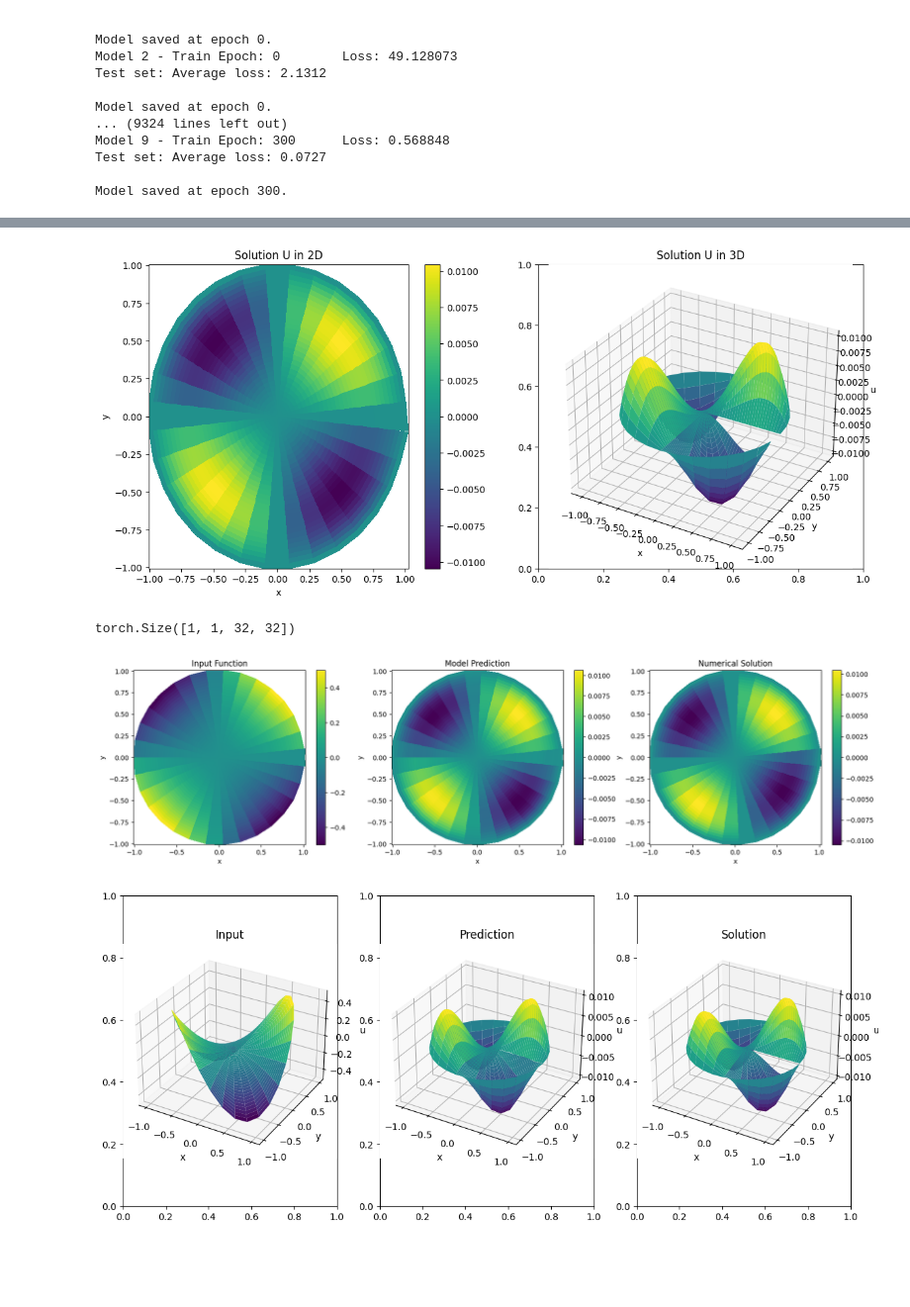
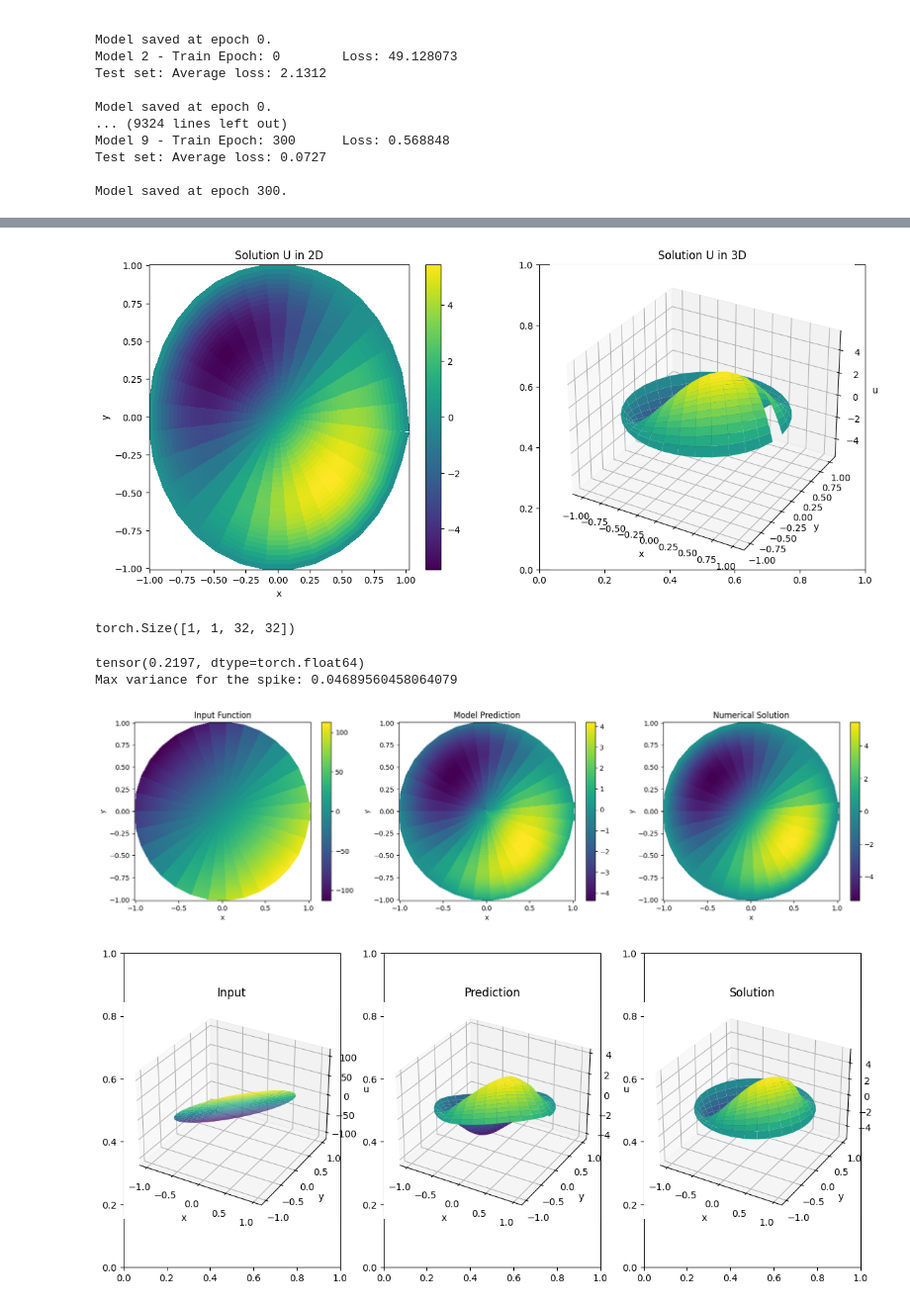
Before and after one commit to frasermartinx/MScProject, a Jupyter notebook: code/plot_visualizer.ipynb, the cells around one changed output, grey strips where cells are left out. Shown at 99% size. Drawn from its saved outputs; the diff is of its cells as text; code cells hidden in the pictures; blank space fills up the shorter version.

```diff
--- a/code/plot_visualizer.ipynb
+++ b/code/plot_visualizer.ipynb
@@ -11,7 +11,7 @@ import scipy.sparse as sp
 from neuralop import LpLoss
 M = 10
 model_list = [FNO2D(n_modes= 12, hidden_channels=64,in_ch=3,non_linearity=F.gelu) for i in range(M)]
-save_dir = "./checkpoints_circletest_multi_10"
+save_dir = "./checkpoints_circle_multi_10_500"
 optimizer_list = [torch.optim.Adam(model_list[i].parameters(), lr=1e-3,weight_decay=1e-4) for i in range(M)]
 
 scheduler_list = [torch.optim.lr_scheduler.StepLR(optimizer_list[i],step_size=100,gamma = 0.5) for i in range(M)]
@@ -19,7 +19,7 @@ scheduler_list = [torch.optim.lr_scheduler.StepLR(optimizer_list[i],step_size=10
 train_loss = LpLoss(d = 2, p = 2, reductions = "sum")
 
 #load the model if needed
-a = 0
+a = 1
 if a == 1:
 
     for i in range(0,M):
@@ -216,8 +216,9 @@ def solve_poisson_unit_disc(f, Nr, Ntheta):
 def example_f(r, theta):
     x,y = r*np.cos(theta), r*np.sin(theta)
     #return np.abs(r*np.cos(theta)) * np.abs(r*np.sin(theta))
-    #return r*np.cos(theta) - r * np.sin(theta)
-    return x*y
+    return (r*np.cos(theta) - r * np.sin(theta))*80
+    #return 60 if r == r[3] and theta == theta[3] else 0
+    r#eturn 0 *x + 60
 
 N = 32
 
@@ -250,10 +251,10 @@ ax.set_zlabel("u")
 
 plt.show()
 # %% [output]
-[figure, old version]
+[figure, new version]
 # %%
 N = 32
-r_range = np.linspace(1e-8,1,N)
+r_range = np.linspace(0,1,N)
 theta_range = np.linspace(0,2*np.pi, N)
 R,Theta = np.meshgrid(r_range, theta_range)
 
@@ -271,45 +272,47 @@ for i in range(M): model_list[i].eval().to(device)
 
 
 #sample = torch.load("../finput.pt").clone().type(torch.FloatTensor)
-
 
 
 sample_scaled = input_encoder.transform(sample.type(torch.FloatTensor))
 print(sample_scaled.shape)
 
 
 
 #preprocessing
 
 sample_scaled = pos_enc(sample_scaled).to(device)
 
 out = [model_list[i](sample_scaled).to(device) for i in range(M)]
 #return to original scale
 out = [torch.tensor(output_encoder.inverse_transform(out[i].detach().cpu())).to(device) for i in range(M)]
 
-mu_unseen = torch.mean(torch.stack([out[i] for i in range(M)]),dim=0).to(device)
-var_unseen = torch.mean(torch.stack([torch.square(out[i] - mu_unseen) for i in range(M)], dim = 0),dim=0)
+mu_F = torch.mean(torch.stack([out[i] for i in range(M)]),dim=0).to(device)
+var_F = torch.mean(torch.stack([torch.square(out[i] - mu_F) for i in range(M)], dim = 0),dim=0)
 
 
 
 
 #mu_unseen = torch.mean(torch.stack([out[i] for i in range(M)]),dim=0).to(device)
 
 
 U = torch.tensor(U).clone().to(device)
 #print(U.shape)
 #U_scaled = output_encoder.transform(U.unsqueeze(0).unsqueeze(0).cpu()).to(device)
 
-#print(train_loss(mu_unseen,(U)))
+print(train_loss(mu_F,(U)))
+print(f"Max variance for the function: {torch.max(var_F).item()}")
 
 
 
-plotter(sample[0,0,:,:], mu_unseen[0,0,:,:], U, r_range, theta_range)
-plotter_3D(sample[0,0,:,:], mu_unseen[0,0,:,:], U, r_range, theta_range)
+plotter(sample[0,0,:,:], mu_F[0,0,:,:], U, r_range, theta_range)
+plotter_3D(sample[0,0,:,:], mu_F[0,0,:,:], U, r_range, theta_range)
 # %% [output]
 torch.Size([1, 1, 32, 32])
+tensor(0.2197, dtype=torch.float64)
+Max variance for the spike: 0.04689560458064079
-[figure, old version]
+[figure, new version]
-[figure, old version]
+[figure, new version]
 # %%
 #prediction time
 i = np.random.randint(0,100)
```
Also changed, not shown: parts of 5 cells of this notebook.
